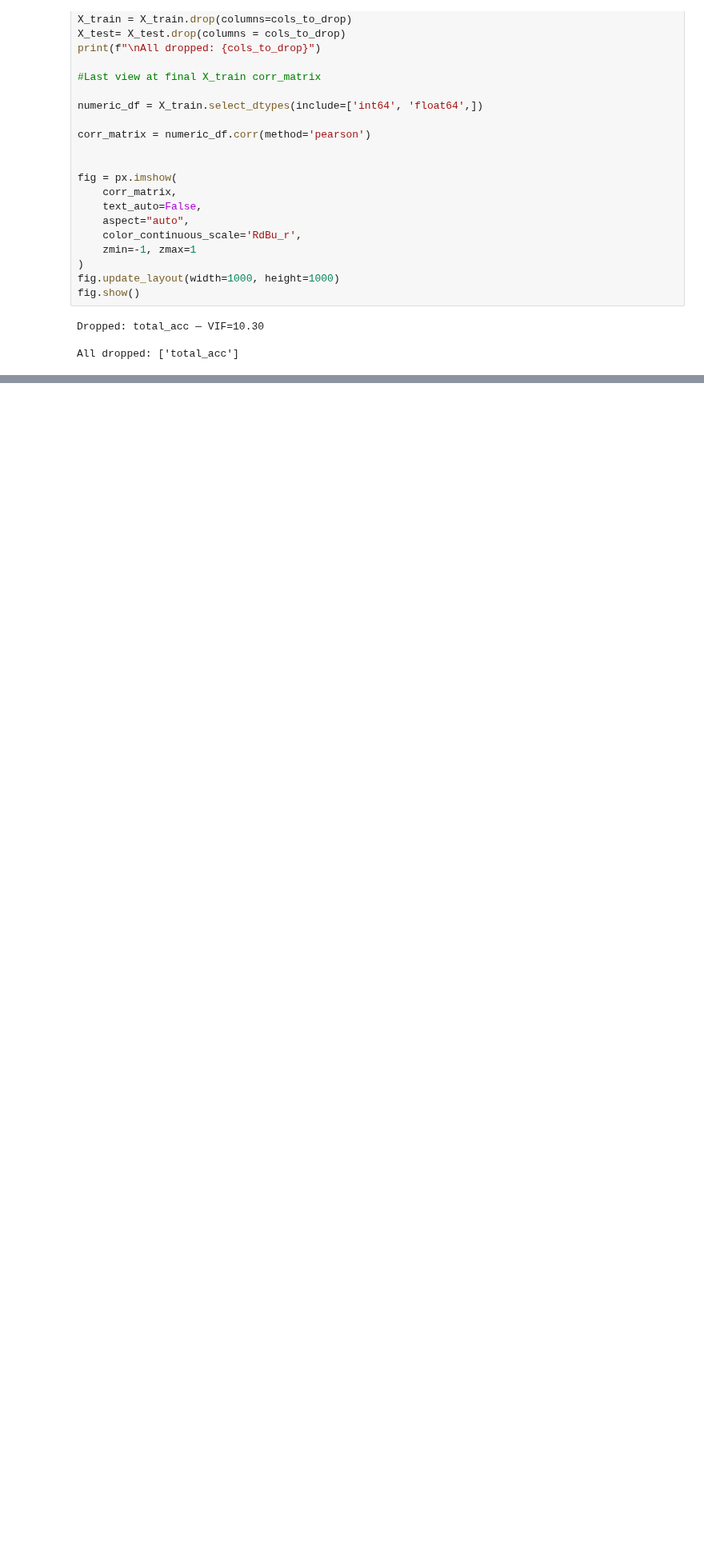
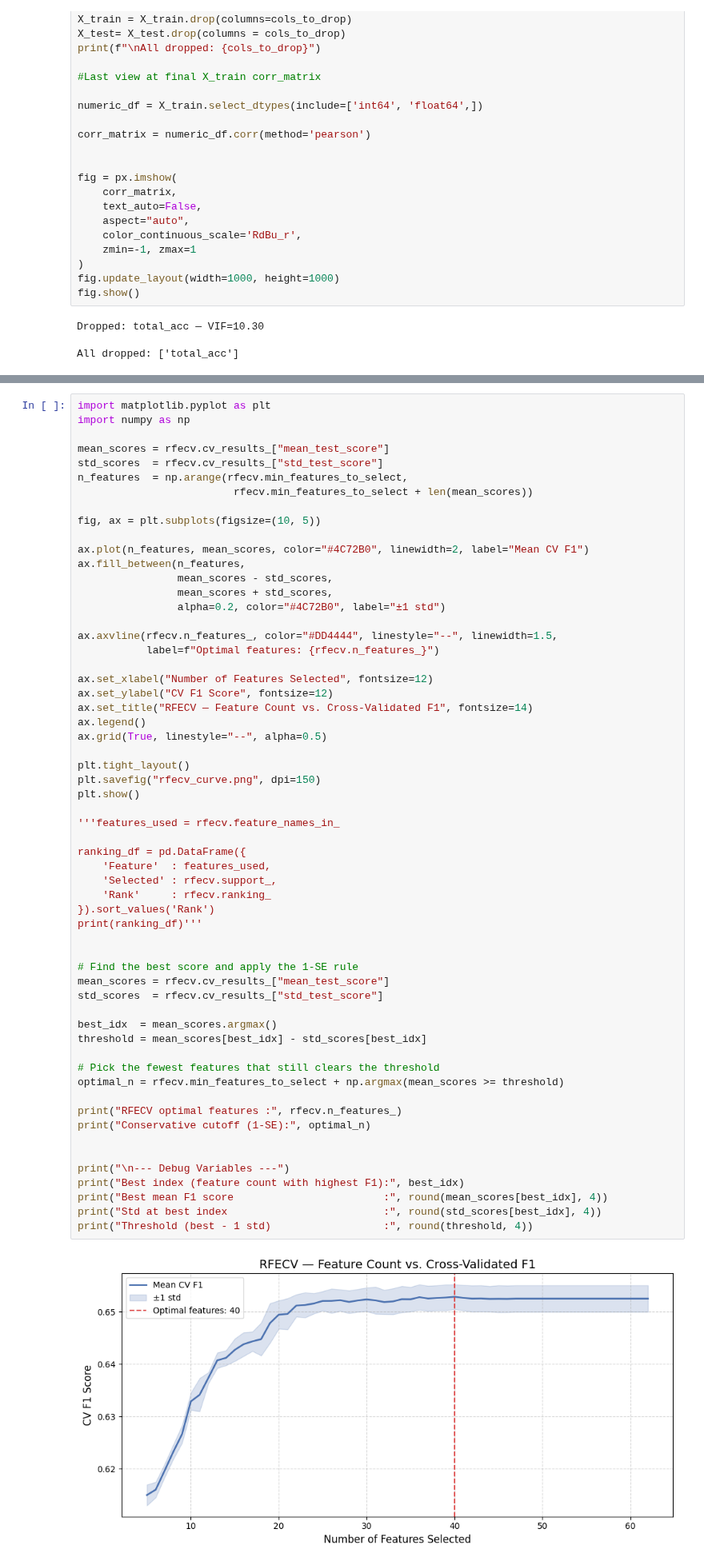
Before and after one commit to KonstantinosPapaandrea/EPL448TeamProject, a Jupyter notebook: CreaditScoreML.ipynb, the cells around one changed output, grey strips where cells are left out. Shown at 80% size. Saved outputs shown, nothing was run; the diff lists cells and outputs as text; blank space fills up the shorter version.

```diff
--- a/CreaditScoreML.ipynb
+++ b/CreaditScoreML.ipynb
@@ -1187,0 +1267,61 @@ Best features: ['verification_status', 'open_acc_6m', 'num_tl_90g_dpd_24m']
+# %%
+import matplotlib.pyplot as plt
+import numpy as np
+
+mean_scores = rfecv.cv_results_["mean_test_score"]
+std_scores  = rfecv.cv_results_["std_test_score"]
+n_features  = np.arange(rfecv.min_features_to_select,
+                         rfecv.min_features_to_select + len(mean_scores))
+
+fig, ax = plt.subplots(figsize=(10, 5))
+
+ax.plot(n_features, mean_scores, color="#4C72B0", linewidth=2, label="Mean CV F1")
+ax.fill_between(n_features,
+                mean_scores - std_scores,
+                mean_scores + std_scores,
+                alpha=0.2, color="#4C72B0", label="±1 std")
+
+ax.axvline(rfecv.n_features_, color="#DD4444", linestyle="--", linewidth=1.5,
+           label=f"Optimal features: {rfecv.n_features_}")
+
+ax.set_xlabel("Number of Features Selected", fontsize=12)
+ax.set_ylabel("CV F1 Score", fontsize=12)
+ax.set_title("RFECV — Feature Count vs. Cross-Validated F1", fontsize=14)
+ax.legend()
+ax.grid(True, linestyle="--", alpha=0.5)
+
+plt.tight_layout()
+plt.savefig("rfecv_curve.png", dpi=150)
+plt.show()
+
+'''features_used = rfecv.feature_names_in_
+
+ranking_df = pd.DataFrame({
+    'Feature'  : features_used,
+    'Selected' : rfecv.support_,
+    'Rank'     : rfecv.ranking_
+}).sort_values('Rank')
+print(ranking_df)'''
+
+
+# Find the best score and apply the 1-SE rule
+mean_scores = rfecv.cv_results_["mean_test_score"]
+std_scores  = rfecv.cv_results_["std_test_score"]
+
+best_idx  = mean_scores.argmax()
+threshold = mean_scores[best_idx] - std_scores[best_idx]
+
+# Pick the fewest features that still clears the threshold
+optimal_n = rfecv.min_features_to_select + np.argmax(mean_scores >= threshold)
+
+print("RFECV optimal features :", rfecv.n_features_)
+print("Conservative cutoff (1-SE):", optimal_n)
+
+
+print("\n--- Debug Variables ---")
+print("Best index (feature count with highest F1):", best_idx)
+print("Best mean F1 score                        :", round(mean_scores[best_idx], 4))
+print("Std at best index                         :", round(std_scores[best_idx], 4))
+print("Threshold (best - 1 std)                  :", round(threshold, 4))
+# %% [output]
+[figure, added]
```
Also changed, not shown: parts of 15 cells of this notebook, 5 other files.
